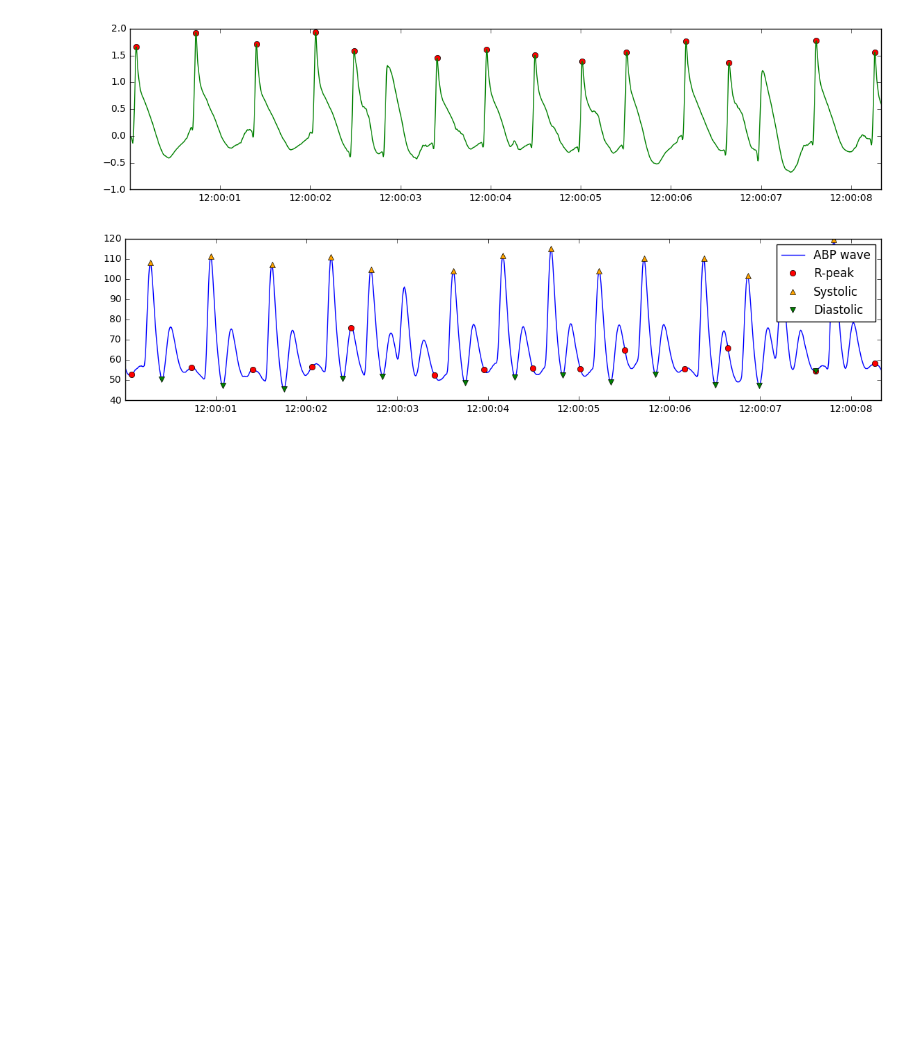
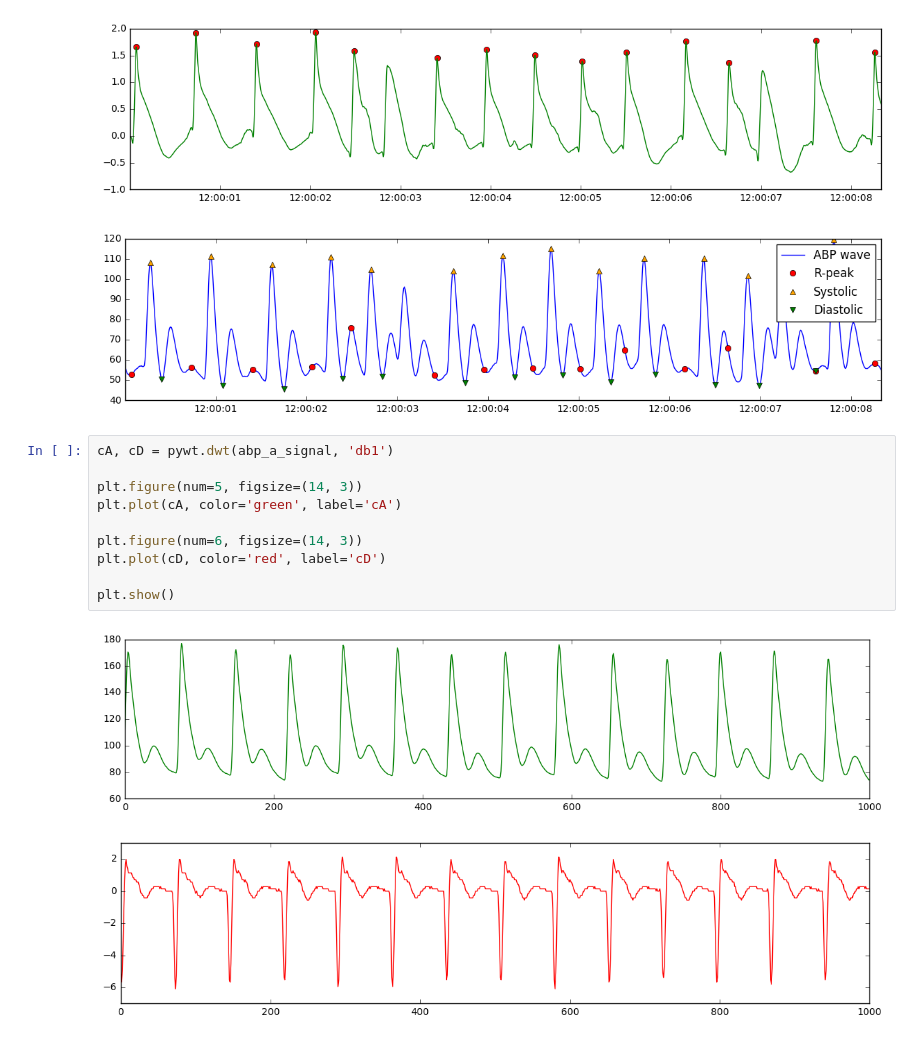
Before and after one commit to CONDUITlab/abp, a Jupyter notebook: ABP_Irregular_Waves.ipynb, the cells around one changed output. Saved outputs shown, nothing was run; the diff lists cells and outputs as text; blank space fills up the shorter version.

```diff
--- a/ABP_Irregular_Waves.ipynb
+++ b/ABP_Irregular_Waves.ipynb
@@ -112,3 +113,16 @@ plt.show()
 # %% [output]
 [figure]
 [figure]
+# %%
+cA, cD = pywt.dwt(abp_a_signal, 'db1')
+
+plt.figure(num=5, figsize=(14, 3))
+plt.plot(cA, color='green', label='cA')
+
+plt.figure(num=6, figsize=(14, 3))
+plt.plot(cD, color='red', label='cD')
+
+plt.show()
+# %% [output]
+[figure, added]
+[figure, added]
```
Also changed, not shown: parts of 2 cells of this notebook.
